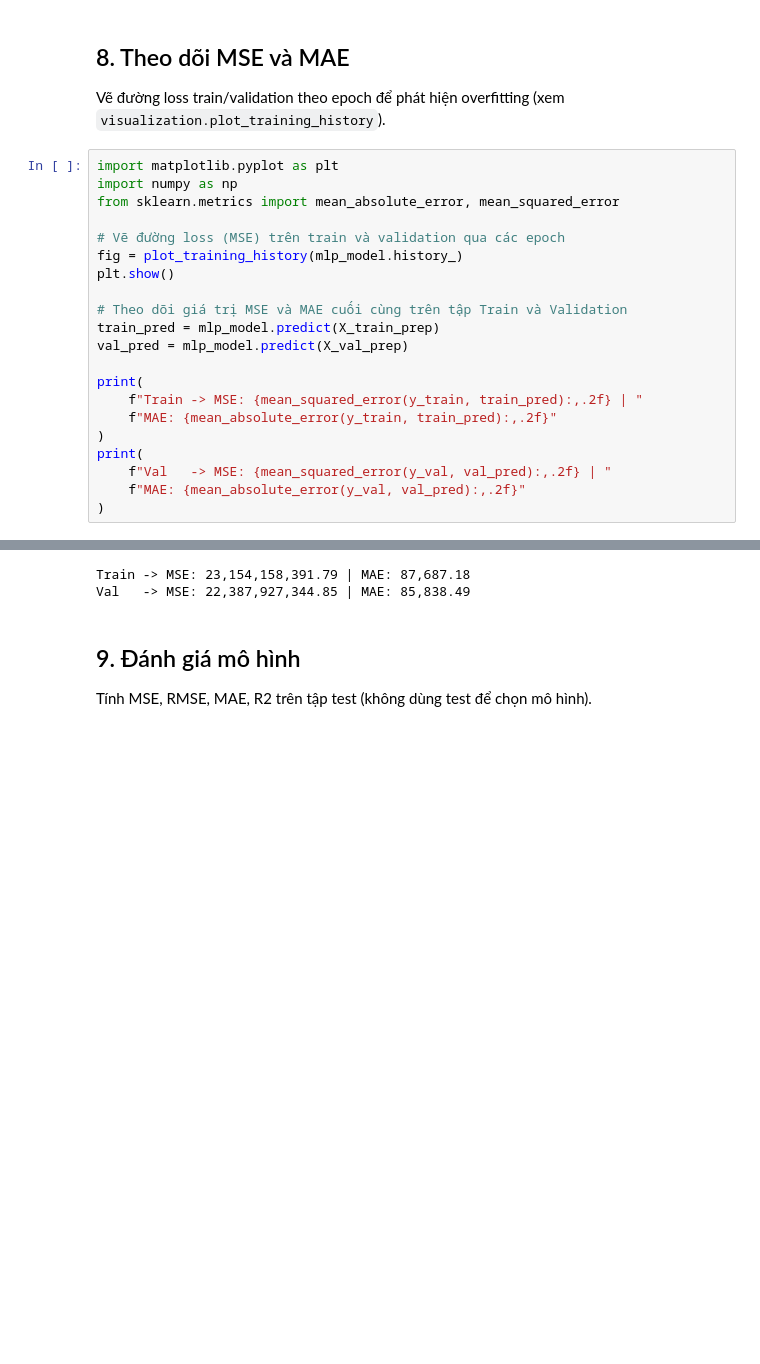
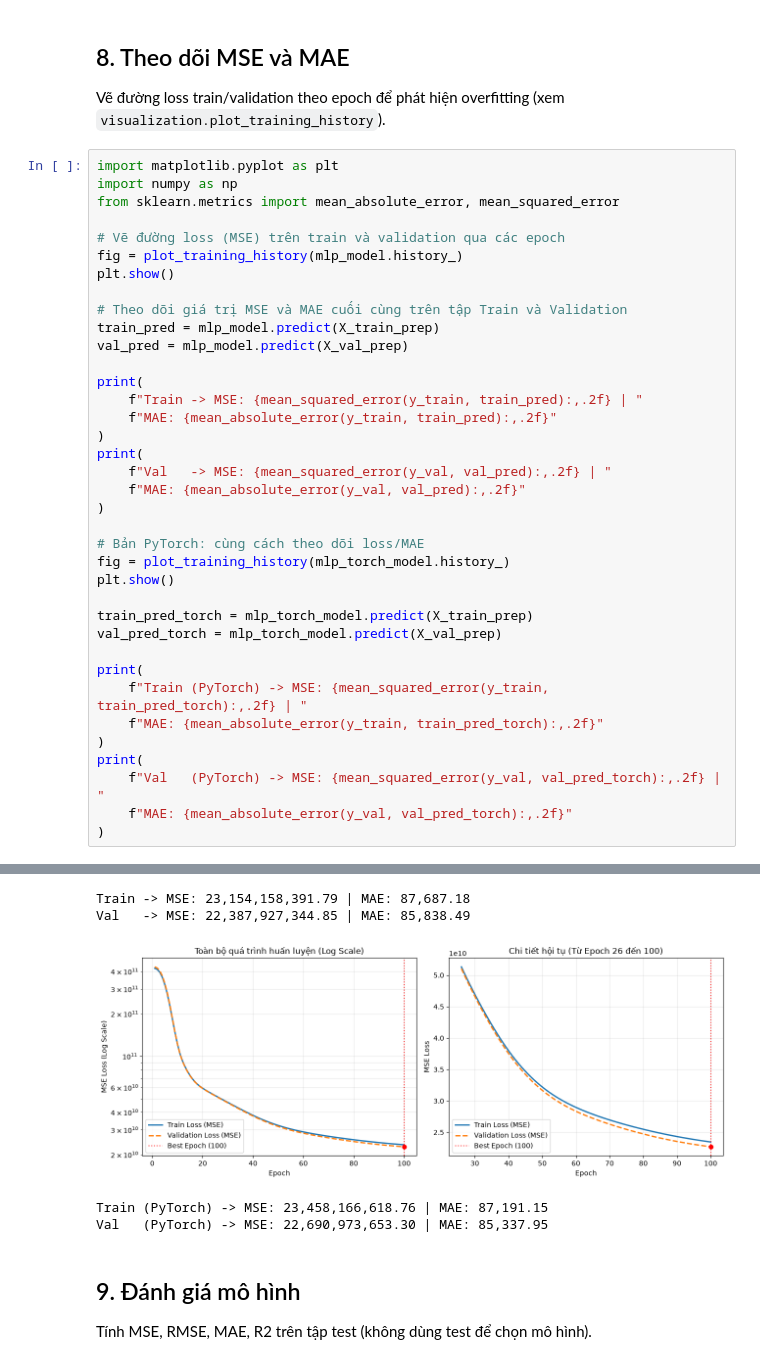
Before and after one commit to ThanhHuyMLE/Project_MachineLearning_Group5, a Jupyter notebook: notebooks/practice_04_mlp_regression.ipynb, the cells around one changed output, grey strips where cells are left out. Drawn from its saved outputs; the diff is of its cells as text; blank space fills up the shorter version.

```diff
--- a/notebooks/practice_04_mlp_regression.ipynb
+++ b/notebooks/practice_04_mlp_regression.ipynb
@@ -563,28 +587,47 @@ Vẽ đường loss train/validation theo epoch để phát hiện overfitting (
 # %%
 import matplotlib.pyplot as plt
 import numpy as np
 from sklearn.metrics import mean_absolute_error, mean_squared_error
 
 # Vẽ đường loss (MSE) trên train và validation qua các epoch
 fig = plot_training_history(mlp_model.history_)
 plt.show()
 
 # Theo dõi giá trị MSE và MAE cuối cùng trên tập Train và Validation
 train_pred = mlp_model.predict(X_train_prep)
 val_pred = mlp_model.predict(X_val_prep)
 
 print(
     f"Train -> MSE: {mean_squared_error(y_train, train_pred):,.2f} | "
     f"MAE: {mean_absolute_error(y_train, train_pred):,.2f}"
 )
 print(
     f"Val   -> MSE: {mean_squared_error(y_val, val_pred):,.2f} | "
     f"MAE: {mean_absolute_error(y_val, val_pred):,.2f}"
 )
+
+# Bản PyTorch: cùng cách theo dõi loss/MAE
+fig = plot_training_history(mlp_torch_model.history_)
+plt.show()
+
+train_pred_torch = mlp_torch_model.predict(X_train_prep)
+val_pred_torch = mlp_torch_model.predict(X_val_prep)
+
+print(
+    f"Train (PyTorch) -> MSE: {mean_squared_error(y_train, train_pred_torch):,.2f} | "
+    f"MAE: {mean_absolute_error(y_train, train_pred_torch):,.2f}"
+)
+print(
+    f"Val   (PyTorch) -> MSE: {mean_squared_error(y_val, val_pred_torch):,.2f} | "
+    f"MAE: {mean_absolute_error(y_val, val_pred_torch):,.2f}"
+)
 # %% [output]
 [figure]
 Train -> MSE: 23,154,158,391.79 | MAE: 87,687.18
 Val   -> MSE: 22,387,927,344.85 | MAE: 85,838.49
+[figure, added]
+Train (PyTorch) -> MSE: 23,458,166,618.76 | MAE: 87,191.15
+Val   (PyTorch) -> MSE: 22,690,973,653.30 | MAE: 85,337.95
 # %% [markdown]
 ## 9. Đánh giá mô hình
 
```
Also changed, not shown: parts of 14 cells of this notebook, 11 other files.
